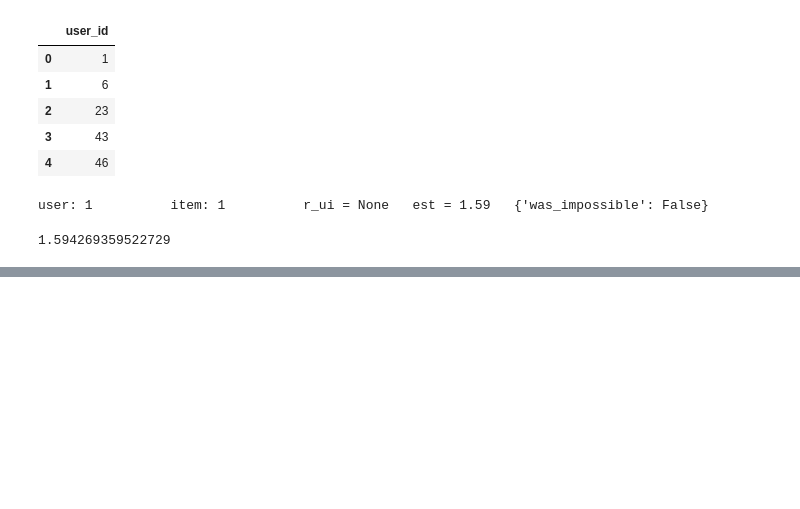
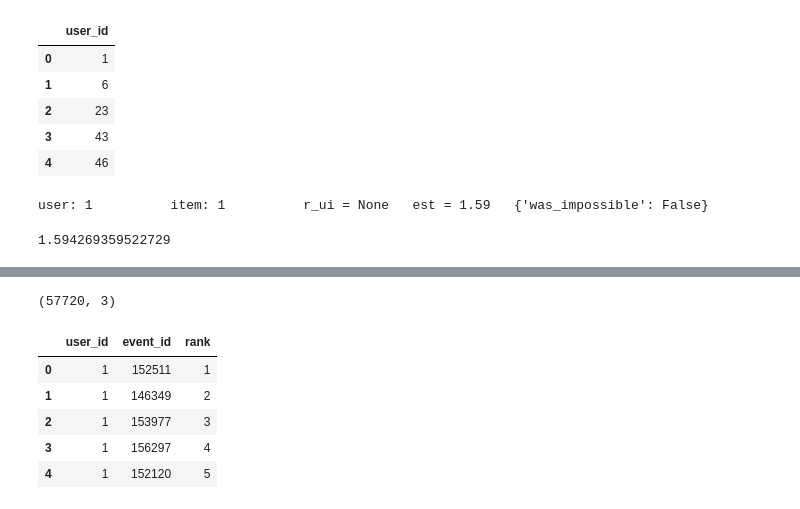
Before and after one commit to OhkaMLsemi/Machi_Kon, a Jupyter notebook: SVD.ipynb, the cells around one changed output, grey strips where cells are left out. Drawn from its saved outputs; the diff is of its cells as text; code cells hidden in the pictures; blank space fills up the shorter version.

```diff
--- a/SVD.ipynb
+++ b/SVD.ipynb
@@ -172,0 +251,12 @@ KeyboardInterrupt:
+# %%
+submition = df[["user_id","event_id","rank"]]
+print(submition.shape)
+submition.head()
+# %% [output]
+(57720, 3)
+|  | user_id | event_id | rank |
+| 0 | 1 | 152511 | 1 |
+| 1 | 1 | 146349 | 2 |
+| 2 | 1 | 153977 | 3 |
+| 3 | 1 | 156297 | 4 |
+| 4 | 1 | 152120 | 5 |
```
Also changed, not shown: parts of 9 cells of this notebook.
